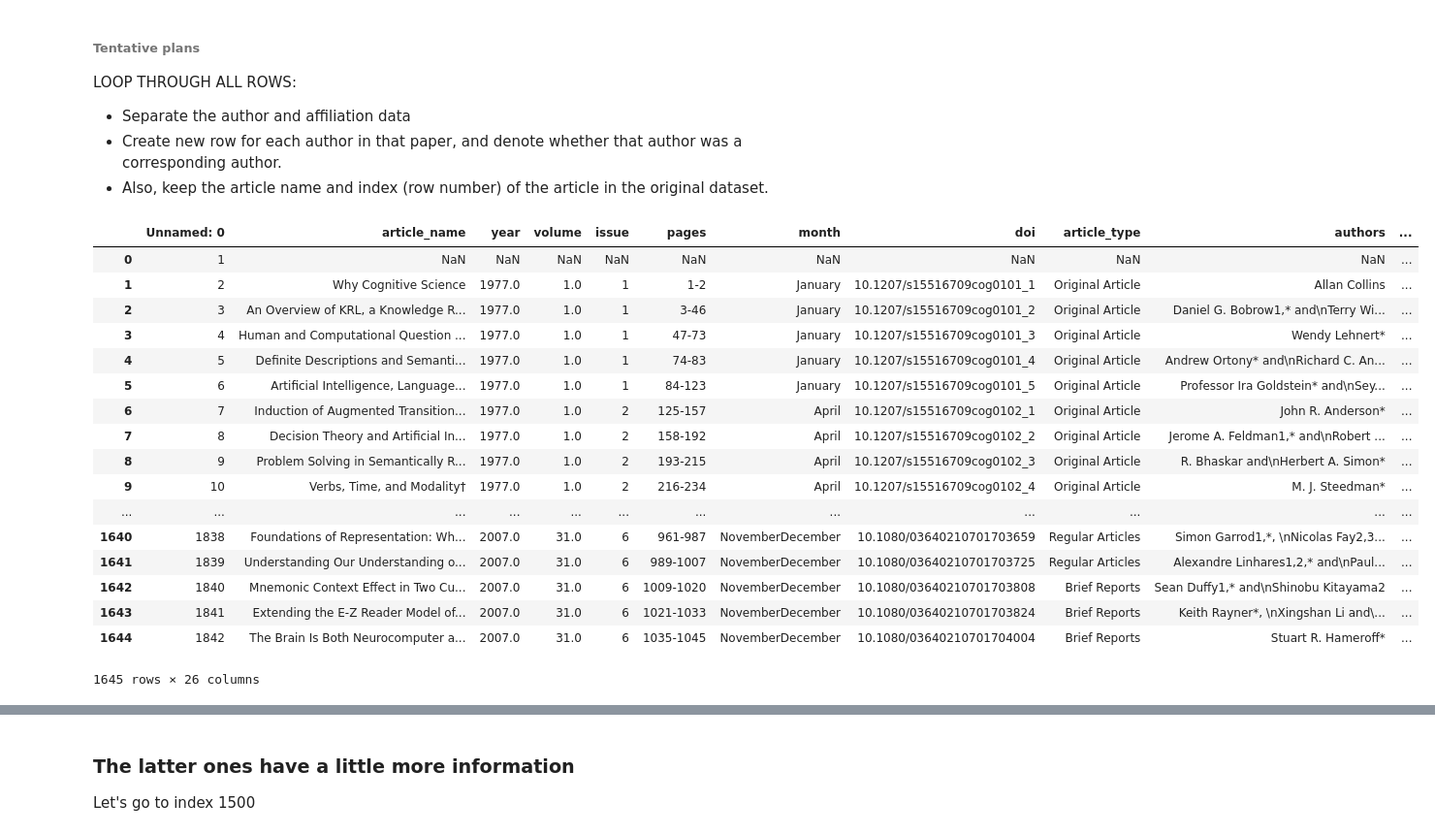
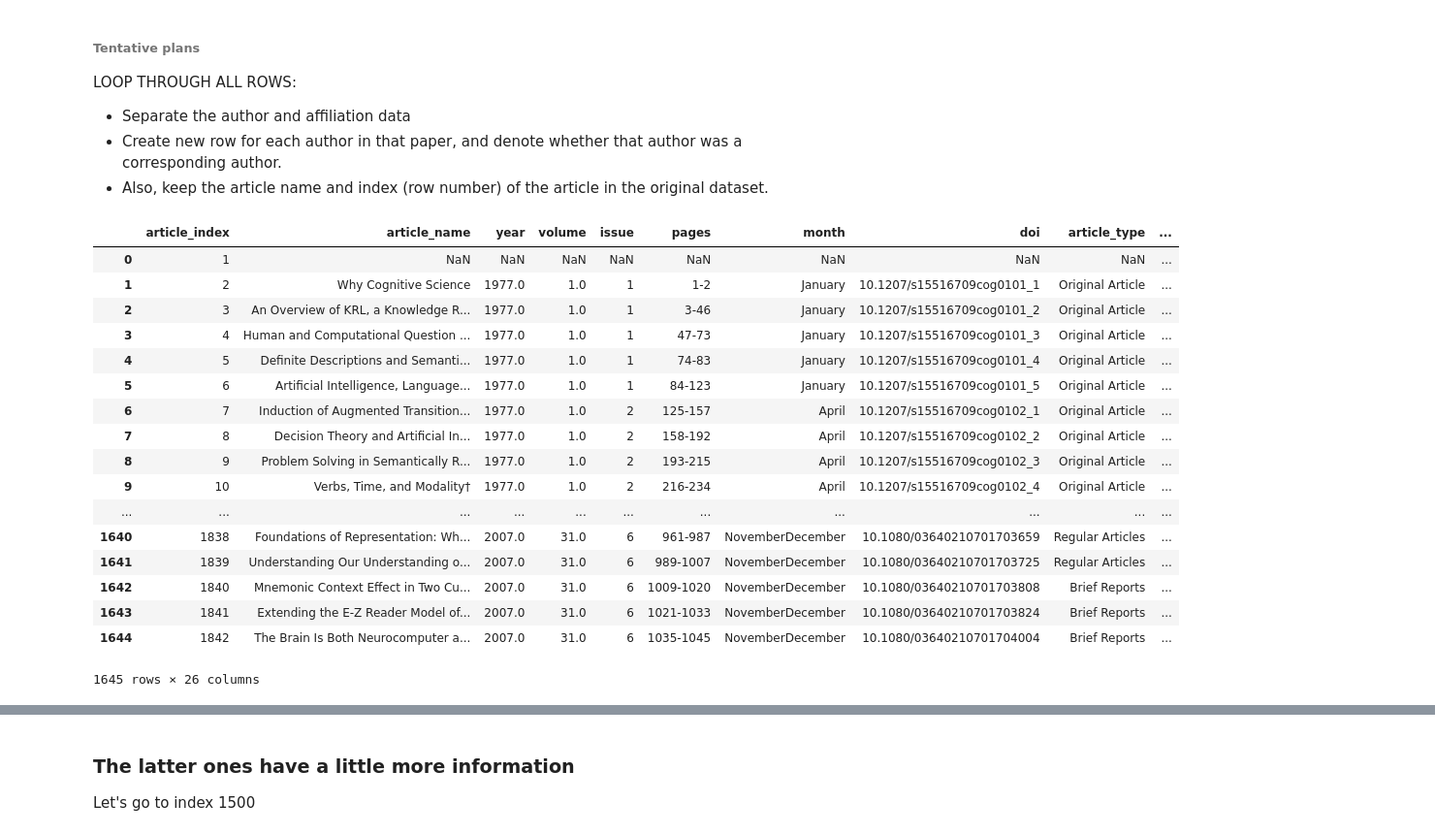
Before and after one commit to rdgao/WH2CogSci, a Jupyter notebook: parsing/parsing_JCogSci.ipynb, the cells around one changed output, grey strips where cells are left out. Shown: that part at 97% size. Drawn from its saved outputs; the diff is of its cells as text; code cells hidden in the pictures.

Commit message:
playing with double for loops
can not get double for loop for article types to run

```diff
--- a/parsing/parsing_JCogSci.ipynb
+++ b/parsing/parsing_JCogSci.ipynb
@@ -21,30 +21,30 @@ import matplotlib.pyplot as plt
 # %%
 # Load data CSV -> datascience Table
 
 data_file = '../data/180213_cogsci_journal_unprocessed.csv'
 df_pd = pd.read_csv(data_file)
 
 #df = Table.read_table(data_file)
-df_ad = df['authors'][0:]
+df_ad = df_pd['authors'][0:]
 df_pd
 # %% [output]
-|  | Unnamed: 0 | article_name | year | volume | issue | pages | month | doi | article_type | authors | ... |
-| 0 | 1 | NaN | NaN | NaN | NaN | NaN | NaN | NaN | NaN | NaN | ... |
-| 1 | 2 | Why Cognitive Science | 1977.0 | 1.0 | 1 | 1-2 | January | 10.1207/s15516709cog0101_1 | Original Article | Allan Collins | ... |
-| 2 | 3 | An Overview of KRL, a Knowledge R... | 1977.0 | 1.0 | 1 | 3-46 | January | 10.1207/s15516709cog0101_2 | Original Article | Daniel G. Bobrow1,* and\nTerry Wi... | ... |
-| 3 | 4 | Human and Computational Question ... | 1977.0 | 1.0 | 1 | 47-73 | January | 10.1207/s15516709cog0101_3 | Original Article | Wendy Lehnert* | ... |
-| 4 | 5 | Definite Descriptions and Semanti... | 1977.0 | 1.0 | 1 | 74-83 | January | 10.1207/s15516709cog0101_4 | Original Article | Andrew Ortony* and\nRichard C. An... | ... |
-| 5 | 6 | Artificial Intelligence, Language... | 1977.0 | 1.0 | 1 | 84-123 | January | 10.1207/s15516709cog0101_5 | Original Article | Professor Ira Goldstein* and\nSey... | ... |
-| 6 | 7 | Induction of Augmented Transition... | 1977.0 | 1.0 | 2 | 125-157 | April | 10.1207/s15516709cog0102_1 | Original Article | John R. Anderson* | ... |
-| 7 | 8 | Decision Theory and Artificial In... | 1977.0 | 1.0 | 2 | 158-192 | April | 10.1207/s15516709cog0102_2 | Original Article | Jerome A. Feldman1,* and\nRobert ... | ... |
-| 8 | 9 | Problem Solving in Semantically R... | 1977.0 | 1.0 | 2 | 193-215 | April | 10.1207/s15516709cog0102_3 | Original Article | R. Bhaskar and\nHerbert A. Simon* | ... |
-| 9 | 10 | Verbs, Time, and Modality† | 1977.0 | 1.0 | 2 | 216-234 | April | 10.1207/s15516709cog0102_4 | Original Article | M. J. Steedman* | ... |
-| ... | ... | ... | ... | ... | ... | ... | ... | ... | ... | ... | ... |
-| 1640 | 1838 | Foundations of Representation: Wh... | 2007.0 | 31.0 | 6 | 961-987 | NovemberDecember | 10.1080/03640210701703659 | Regular Articles | Simon Garrod1,*, \nNicolas Fay2,3... | ... |
-| 1641 | 1839 | Understanding Our Understanding o... | 2007.0 | 31.0 | 6 | 989-1007 | NovemberDecember | 10.1080/03640210701703725 | Regular Articles | Alexandre Linhares1,2,* and\nPaul... | ... |
-| 1642 | 1840 | Mnemonic Context Effect in Two Cu... | 2007.0 | 31.0 | 6 | 1009-1020 | NovemberDecember | 10.1080/03640210701703808 | Brief Reports | Sean Duffy1,* and\nShinobu Kitayama2 | ... |
-| 1643 | 1841 | Extending the E-Z Reader Model of... | 2007.0 | 31.0 | 6 | 1021-1033 | NovemberDecember | 10.1080/03640210701703824 | Brief Reports | Keith Rayner*, \nXingshan Li and\... | ... |
-| 1644 | 1842 | The Brain Is Both Neurocomputer a... | 2007.0 | 31.0 | 6 | 1035-1045 | NovemberDecember | 10.1080/03640210701704004 | Brief Reports | Stuart R. Hameroff* | ... |
+|  | article_index | article_name | year | volume | issue | pages | month | doi | article_type | ... |
+| 0 | 1 | NaN | NaN | NaN | NaN | NaN | NaN | NaN | NaN | ... |
+| 1 | 2 | Why Cognitive Science | 1977.0 | 1.0 | 1 | 1-2 | January | 10.1207/s15516709cog0101_1 | Original Article | ... |
+| 2 | 3 | An Overview of KRL, a Knowledge R... | 1977.0 | 1.0 | 1 | 3-46 | January | 10.1207/s15516709cog0101_2 | Original Article | ... |
+| 3 | 4 | Human and Computational Question ... | 1977.0 | 1.0 | 1 | 47-73 | January | 10.1207/s15516709cog0101_3 | Original Article | ... |
+| 4 | 5 | Definite Descriptions and Semanti... | 1977.0 | 1.0 | 1 | 74-83 | January | 10.1207/s15516709cog0101_4 | Original Article | ... |
+| 5 | 6 | Artificial Intelligence, Language... | 1977.0 | 1.0 | 1 | 84-123 | January | 10.1207/s15516709cog0101_5 | Original Article | ... |
+| 6 | 7 | Induction of Augmented Transition... | 1977.0 | 1.0 | 2 | 125-157 | April | 10.1207/s15516709cog0102_1 | Original Article | ... |
+| 7 | 8 | Decision Theory and Artificial In... | 1977.0 | 1.0 | 2 | 158-192 | April | 10.1207/s15516709cog0102_2 | Original Article | ... |
+| 8 | 9 | Problem Solving in Semantically R... | 1977.0 | 1.0 | 2 | 193-215 | April | 10.1207/s15516709cog0102_3 | Original Article | ... |
+| 9 | 10 | Verbs, Time, and Modality† | 1977.0 | 1.0 | 2 | 216-234 | April | 10.1207/s15516709cog0102_4 | Original Article | ... |
+| ... | ... | ... | ... | ... | ... | ... | ... | ... | ... | ... |
+| 1640 | 1838 | Foundations of Representation: Wh... | 2007.0 | 31.0 | 6 | 961-987 | NovemberDecember | 10.1080/03640210701703659 | Regular Articles | ... |
+| 1641 | 1839 | Understanding Our Understanding o... | 2007.0 | 31.0 | 6 | 989-1007 | NovemberDecember | 10.1080/03640210701703725 | Regular Articles | ... |
+| 1642 | 1840 | Mnemonic Context Effect in Two Cu... | 2007.0 | 31.0 | 6 | 1009-1020 | NovemberDecember | 10.1080/03640210701703808 | Brief Reports | ... |
+| 1643 | 1841 | Extending the E-Z Reader Model of... | 2007.0 | 31.0 | 6 | 1021-1033 | NovemberDecember | 10.1080/03640210701703824 | Brief Reports | ... |
+| 1644 | 1842 | The Brain Is Both Neurocomputer a... | 2007.0 | 31.0 | 6 | 1035-1045 | NovemberDecember | 10.1080/03640210701704004 | Brief Reports | ... |
 1645 rows × 26 columns
 # %%
 df_pf.rename()
```
Also changed, not shown: parts of 17 cells of this notebook, 3 other files.
